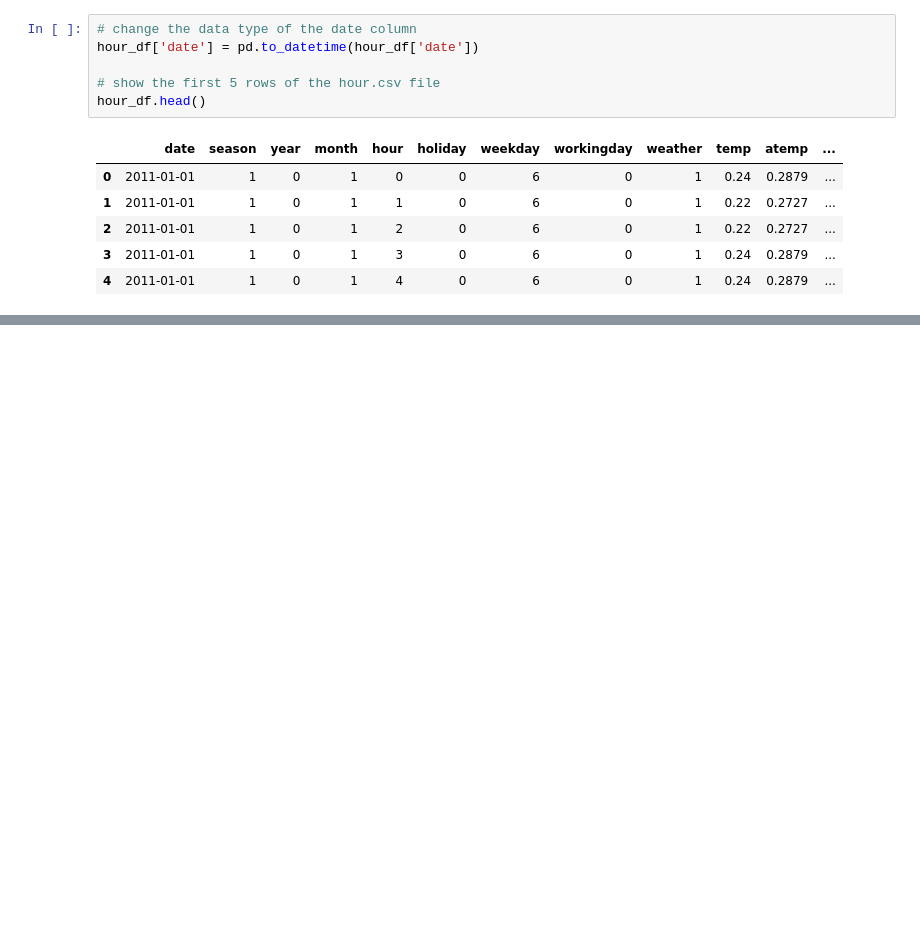
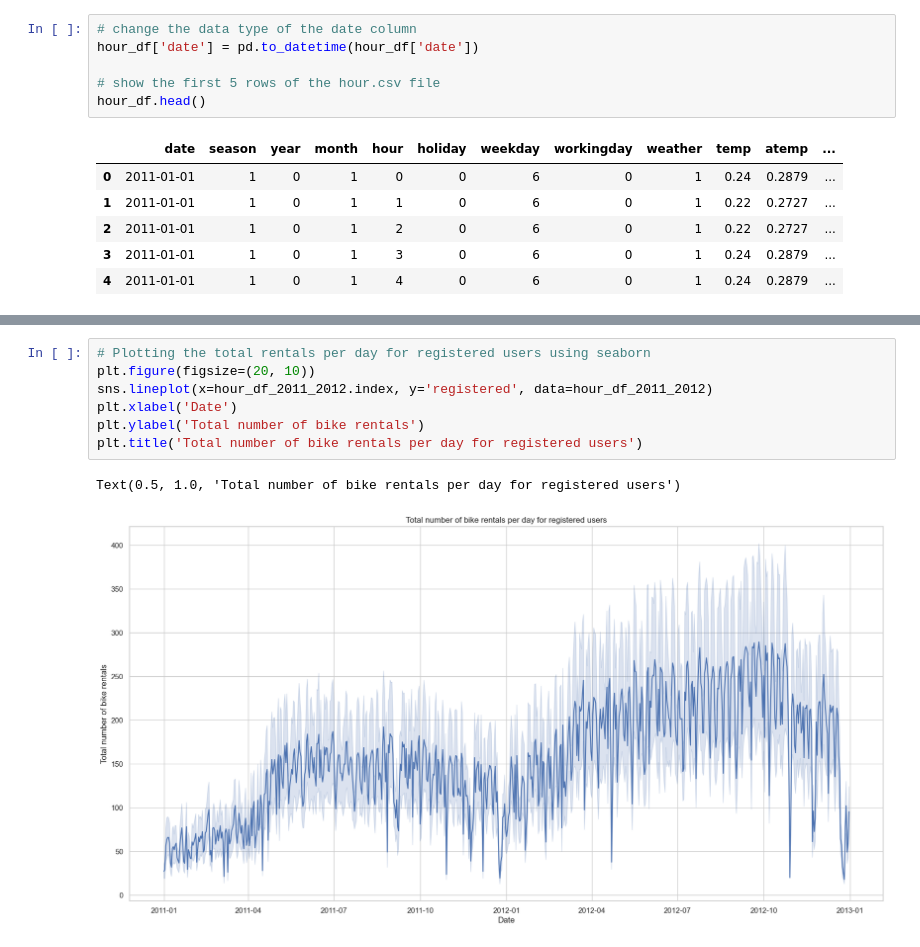
Before and after one commit to MaxLopezSalgado/capital_bike_sharing, a Jupyter notebook: ml/ml.ipynb, the cells around one changed output, grey strips where cells are left out. Drawn from its saved outputs; the diff is of its cells as text; blank space fills up the shorter version.

```diff
--- a/ml/ml.ipynb
+++ b/ml/ml.ipynb
@@ -149,0 +176,10 @@ Text(0.5, 1.0, 'Total number of bike rentals per day')
+# %%
+# Plotting the total rentals per day for registered users using seaborn
+plt.figure(figsize=(20, 10))
+sns.lineplot(x=hour_df_2011_2012.index, y='registered', data=hour_df_2011_2012)
+plt.xlabel('Date')
+plt.ylabel('Total number of bike rentals')
+plt.title('Total number of bike rentals per day for registered users')
+# %% [output]
+Text(0.5, 1.0, 'Total number of bike rentals per day for registered users')
+[figure, added]
```
Also changed, not shown: parts of 10 cells of this notebook.
